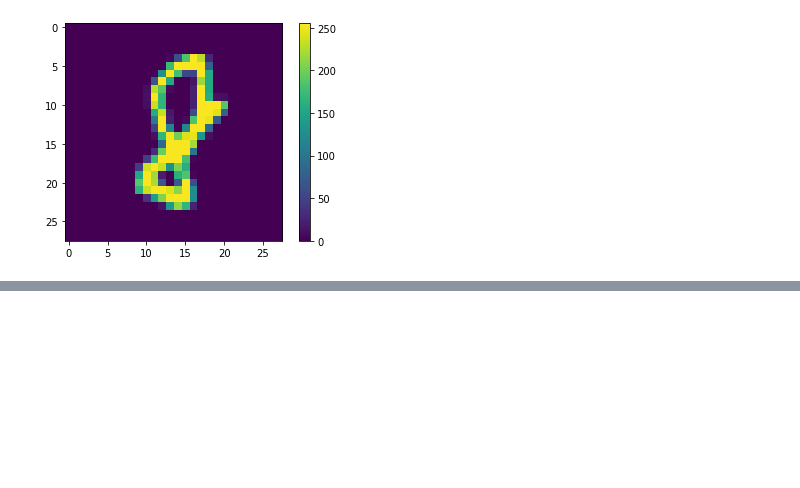
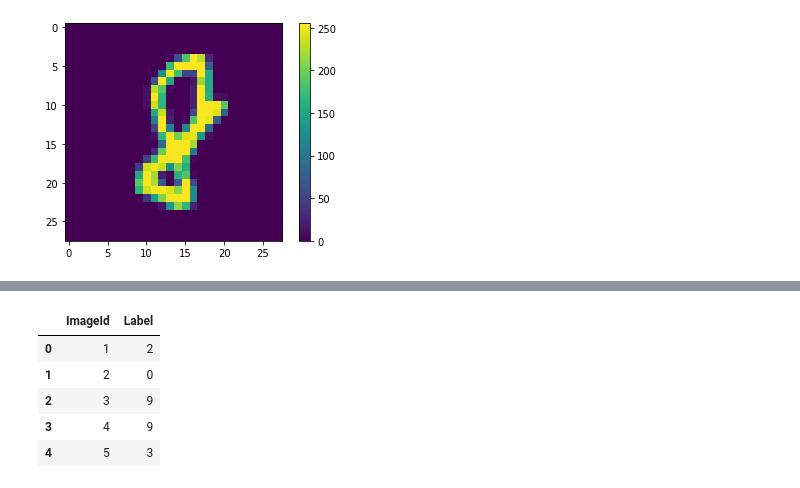
Before and after one commit to happycoder-leesh/kaggle_study, a Jupyter notebook: 7th_study/7th_study.ipynb, the cells around one changed output, grey strips where cells are left out. Drawn from its saved outputs; the diff is of its cells as text; code cells hidden in the pictures; blank space fills up the shorter version.

```diff
--- a/7th_study/7th_study.ipynb
+++ b/7th_study/7th_study.ipynb
@@ -79,6 +95,6 @@ class Net(nn.Module):
 # %%
 lr = 0.001
-epochs = 20
+epochs = 25
 
 device = torch.device("cuda")
 
@@ -119,7 +139,7 @@ def eval(model, test_dl):
 # %%
 for epoch in range(1, epochs + 1):
     train(model, train_dl, optimizer)
-    test_loss, test_accuracy = eval(model, test_dl)
+    test_loss, test_accuracy = eval(model, valid_dl)
 
     print('[{}] Test Loss: {:.4f}, Accuracy: {:.2f}%'.format(epoch, test_loss, test_accuracy))
 # %% [output]
@@ -145,0 +165,4 @@ for epoch in range(1, epochs + 1):
+# %%
+test_df = pd.read_csv('test.csv')
+submit_df = pd.read_csv('sample_submission.csv')
+test_df.head()
@@ -145,0 +177,10 @@ for epoch in range(1, epochs + 1):
+# %%
+pred_list = []
+
+for index, pixel in enumerate(torch.Tensor(test_df.values).type(torch.float32)):
+    pixel = pixel.to(device)
+    output = model(pixel)
+    _, pred = torch.max(output, 0)
+    pred = pred.to("cpu").numpy()
+    print(pred)
+    pred_list.append(pred)
@@ -145,0 +205,10 @@ for epoch in range(1, epochs + 1):
+# %%
+submit_df.iloc[:,1] = pred_list
+submit_df.head()
+# %% [output]
+|  | ImageId | Label |
+| 0 | 1 | 2 |
+| 1 | 2 | 0 |
+| 2 | 3 | 9 |
+| 3 | 4 | 9 |
+| 4 | 5 | 3 |
```
Also changed, not shown: parts of 20 cells of this notebook.
